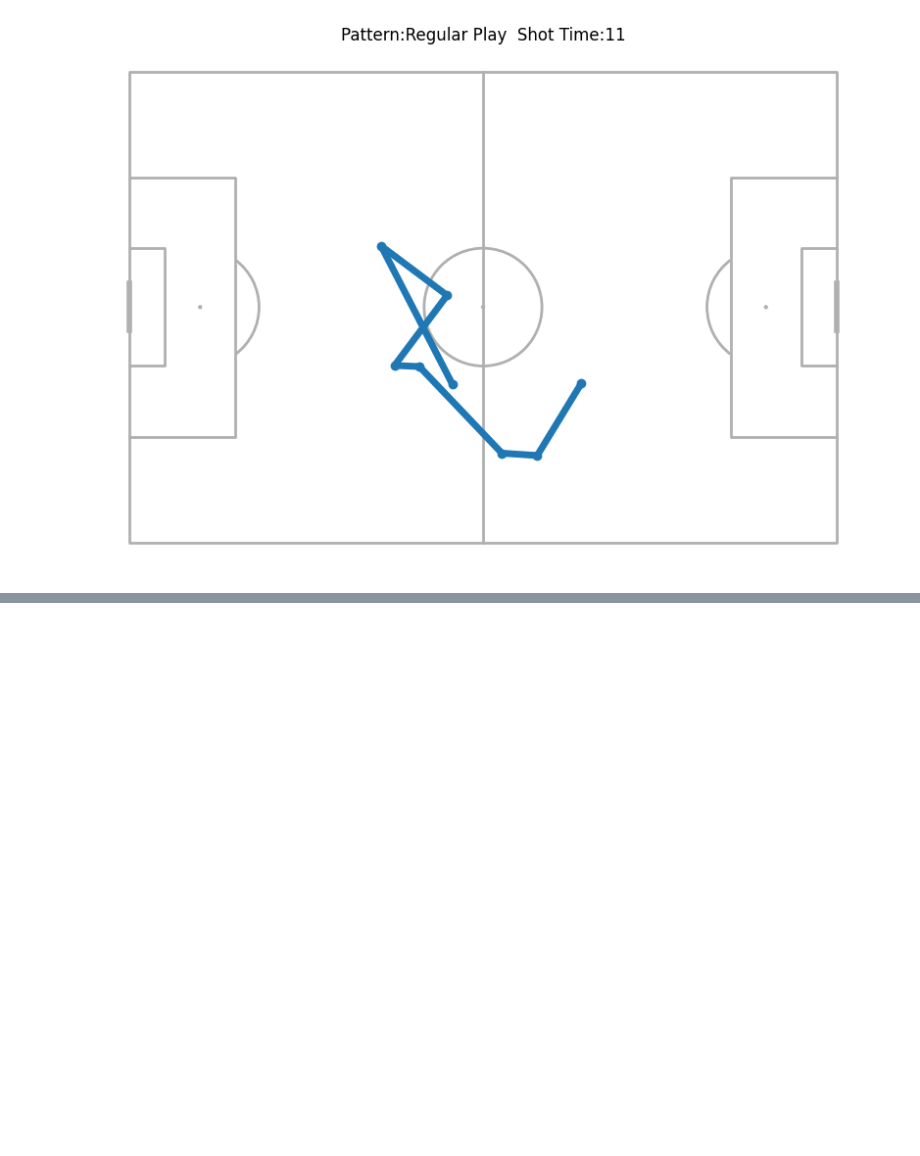
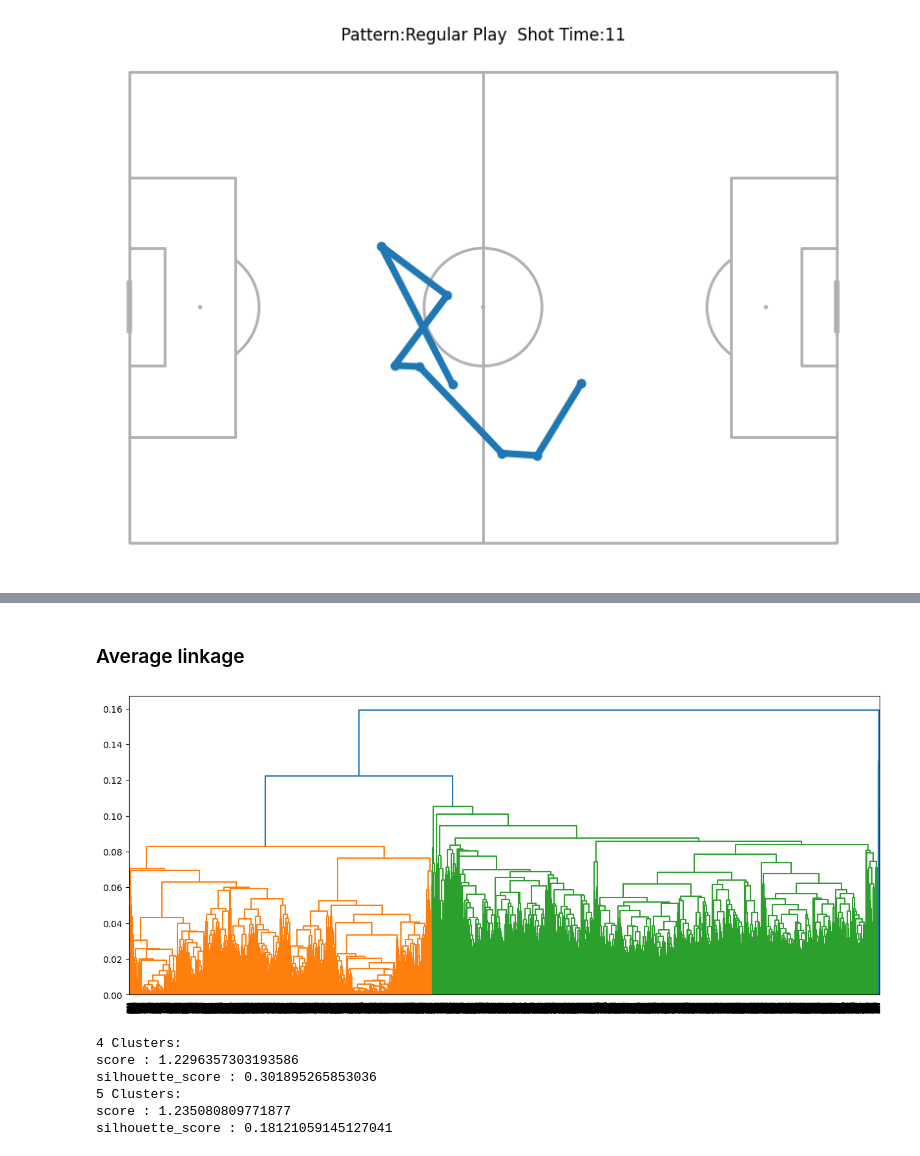
Before and after one commit to royzohar2/Soccer_DS, a Jupyter notebook: main.ipynb, the cells around one changed output, grey strips where cells are left out. Saved outputs shown, nothing was run; the diff lists cells and outputs as text; code cells hidden in the pictures; blank space fills up the shorter version.

```diff
--- a/main.ipynb
+++ b/main.ipynb
@@ -558,0 +568,17 @@ with open('data/data_with_cluster.pkl', 'wb') as file:
+# %%
+with open('data/data_with_cluster.pkl', 'rb') as file:
+    list_offense = pickle.load(file)
+# %%
+data = np.array([offense.index_in_current_list for offense in list_offense])
+data_reshaped = data.reshape(-1, 1)
+data_reshaped = data_reshaped[:6000]
+# %%
+# Make a distance matrix from the DTW dictionary
+dist_matrix = np.zeros((len(data_reshaped), len(data_reshaped)))
+for i in range(len(data_reshaped)):
+    for j in range(len(data_reshaped)):
+        dist_matrix[i, j] = DTW_for_model(i,j)
+# %%
+from scipy.spatial.distance import squareform
+# The hierarchical clustering linkage gets condensed list and not distance matrix
+condensed_dist = squareform(dist_matrix)
@@ -558,0 +594,18 @@ with open('data/data_with_cluster.pkl', 'wb') as file:
+# %% [markdown]
+### Average linkage
+# %%
+linkage_matrix_average = hierarchical_clustering(condensed_dist, 'average')
+# %% [output]
+[figure, added]
+# %%
+print("4 Clusters:")
+hierarchical_evaluate(linkage_matrix_average, 4)
+print("5 Clusters:")
+hierarchical_evaluate(linkage_matrix_average, 5)
+# %% [output]
+4 Clusters:
+score : 1.2296357303193586
+silhouette_score : 0.301895265853036
+5 Clusters:
+score : 1.235080809771877
+silhouette_score : 0.18121059145127041
```
Also changed, not shown: parts of 31 cells of this notebook, 3 other files.
